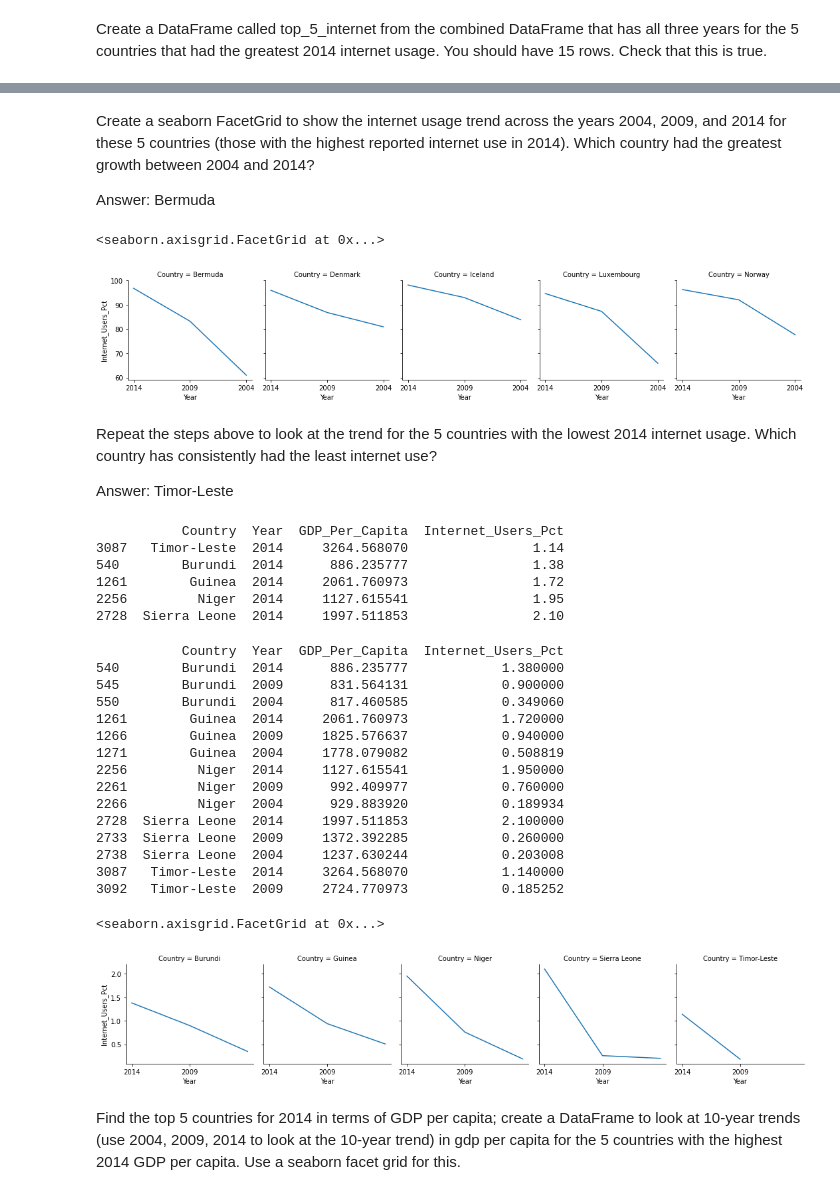
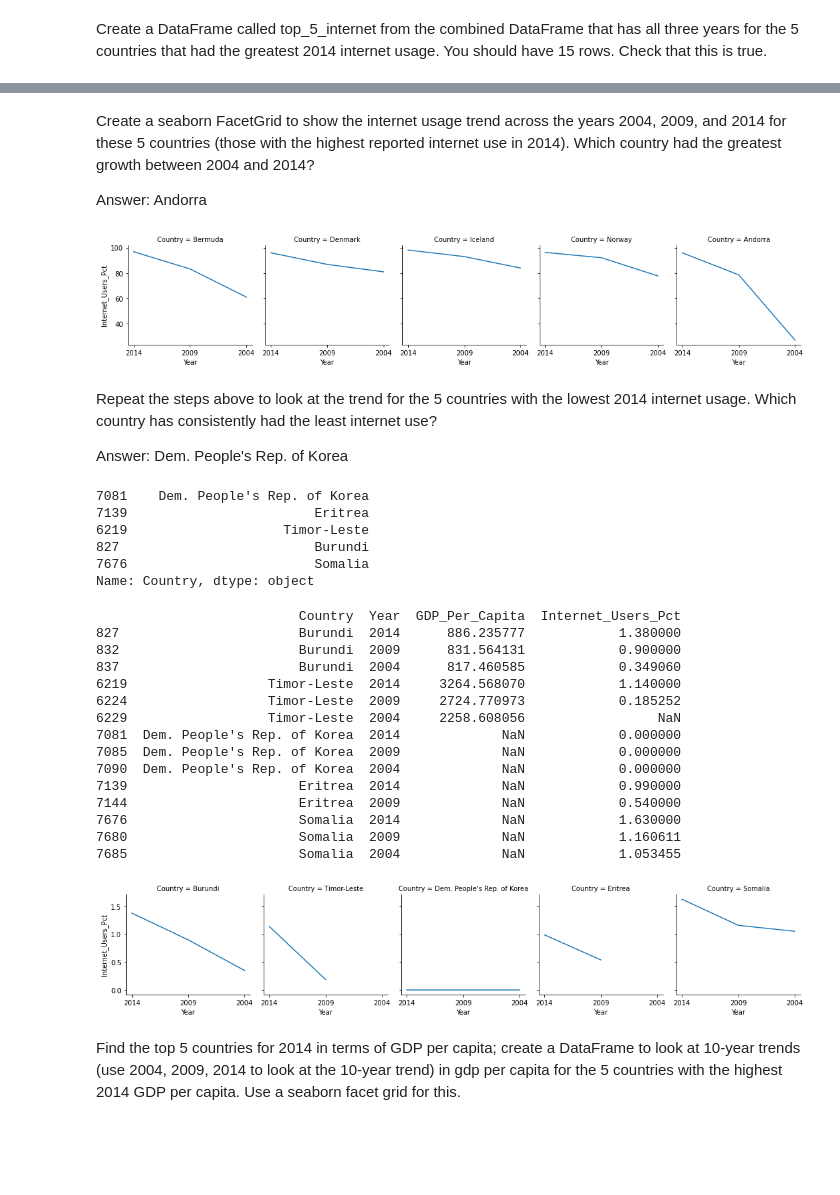
Before and after one commit to tarynpatterson/gdp-and-internet-usage-tarynpatterson, a Jupyter notebook: data/GDP and Internet Usage.ipynb, the cells around one changed output, grey strips where cells are left out. Cells and saved outputs as stored; diff of their text form; code cells hidden in the pictures; blank space fills up the shorter version.

```diff
--- a/data/GDP and Internet Usage.ipynb
+++ b/data/GDP and Internet Usage.ipynb
@@ -187,6 +187,7 @@ memory usage: 109.7+ KB
 # %% [markdown]
 Merge the two DataFrames to one. Merge all rows from each of the two DataFrames. Call the new DataFrame gdp_and_internet_use. Look at the last five rows to make sure the data is clean and as expected.
 # %%
-gdp_and_internet_use = pd.merge(gdp_df, internet_df, how = 'inner')
-print(gdp_and_internet_use.tail(20))
+gdp_and_internet_use = pd.merge(gdp_df, internet_df, how="outer", on=["Country","Year"])
+print(gdp_and_internet_use.info())
+print(gdp_and_internet_use.tail(5))
 # %% [output]
@@ -210,8 +211,7 @@ print(gdp_and_internet_use.tail(20))
 # %% [markdown]
 Subset the combined DataFrame to keep only the data for 2004, 2009, and 2014. Check that this happened correctly.
 # %%
-filter_list = ['2004', '2009', '2014']
-gdp_and_internet_use_sub = gdp_and_internet_use[gdp_and_internet_use['Year'].isin(filter_list)]
+gdp_and_internet_use_sub = gdp_and_internet_use[gdp_and_internet_use['Year'].isin(['2004', '2009', '2014'])]
 print(gdp_and_internet_use_sub.head(20))
 print(gdp_and_internet_use_sub.tail(20))
 # %% [output]
@@ -400,52 +401,50 @@ print(top_5_internet)
 # %% [markdown]
 Create a seaborn FacetGrid to show the internet usage trend across the years 2004, 2009, and 2014 for these 5 countries (those with the highest reported internet use in 2014). Which country had the greatest growth between 2004 and 2014?
 
-Answer: Bermuda
+Answer: Andorra
 # %%
 graph = sns.FacetGrid(top_5_internet, col ="Country")
-graph.map(plt.plot, 'Year', 'Internet_Users_Pct')
+_ = graph.map(plt.plot, 'Year', 'Internet_Users_Pct')
 # %% [output]
-<seaborn.axisgrid.FacetGrid at 0x...>
-[figure, old version]
+[figure, new version]
 # %% [markdown]
 Repeat the steps above to look at the trend for the 5 countries with the lowest 2014 internet usage. Which country has consistently had the least internet use?
 
-Answer: Timor-Leste
+Answer: Dem. People's Rep. of Korea
 # %%
-print(gdp_int_2014.sort_values(by=['Internet_Users_Pct'], ascending=True).head(5))
+print(gdp_int_2014.nsmallest(5, 'Internet_Users_Pct')['Country'])
 # %% [output]
-           Country  Year  GDP_Per_Capita  Internet_Users_Pct
-3087   Timor-Leste  2014     3264.568070                1.14
-540        Burundi  2014      886.235777                1.38
-1261        Guinea  2014     2061.760973                1.72
-2256         Niger  2014     1127.615541                1.95
-2728  Sierra Leone  2014     1997.511853                2.10
+7081    Dem. People's Rep. of Korea
+7139                        Eritrea
+6219                    Timor-Leste
+827                         Burundi
+7676                        Somalia
+Name: Country, dtype: object
 # %%
-filter_list_3 = ['Timor-Leste', 'Burundi', 'Guinea', 'Niger', 'Sierra Leone']
+filter_list_3 = ['Timor-Leste', 'Burundi', 'Eritrea', 'Somalia', "Dem. People's Rep. of Korea"]
 bottom_5_internet = gdp_and_internet_use_sub[gdp_and_internet_use_sub['Country'].isin(filter_list_3)]
 print(bottom_5_internet)
 # %% [output]
-           Country  Year  GDP_Per_Capita  Internet_Users_Pct
-540        Burundi  2014      886.235777            1.380000
-545        Burundi  2009      831.564131            0.900000
-550        Burundi  2004      817.460585            0.349060
-1261        Guinea  2014     2061.760973            1.720000
-1266        Guinea  2009     1825.576637            0.940000
-1271        Guinea  2004     1778.079082            0.508819
-2256         Niger  2014     1127.615541            1.950000
-2261         Niger  2009      992.409977            0.760000
-2266         Niger  2004      929.883920            0.189934
-2728  Sierra Leone  2014     1997.511853            2.100000
-2733  Sierra Leone  2009     1372.392285            0.260000
-2738  Sierra Leone  2004     1237.630244            0.203008
-3087   Timor-Leste  2014     3264.568070            1.140000
-3092   Timor-Leste  2009     2724.770973            0.185252
+                          Country  Year  GDP_Per_Capita  Internet_Users_Pct
+827                       Burundi  2014      886.235777            1.380000
+832                       Burundi  2009      831.564131            0.900000
+837                       Burundi  2004      817.460585            0.349060
+6219                  Timor-Leste  2014     3264.568070            1.140000
+6224                  Timor-Leste  2009     2724.770973            0.185252
+6229                  Timor-Leste  2004     2258.608056                 NaN
+7081  Dem. People's Rep. of Korea  2014             NaN            0.000000
+7085  Dem. People's Rep. of Korea  2009             NaN            0.000000
+7090  Dem. People's Rep. of Korea  2004             NaN            0.000000
+7139                      Eritrea  2014             NaN            0.990000
+7144                      Eritrea  2009             NaN            0.540000
+7676                      Somalia  2014             NaN            1.630000
+7680                      Somalia  2009             NaN            1.160611
+7685                      Somalia  2004             NaN            1.053455
 # %%
 graph_2 = sns.FacetGrid(bottom_5_internet, col ="Country")
-graph_2.map(plt.plot, 'Year', 'Internet_Users_Pct')
+_ = graph_2.map(plt.plot, 'Year', 'Internet_Users_Pct')
 # %% [output]
-<seaborn.axisgrid.FacetGrid at 0x...>
-[figure, old version]
+[figure, new version]
 # %% [markdown]
 Find the top 5 countries for 2014 in terms of GDP per capita; create a DataFrame to look at 10-year trends (use 2004, 2009, 2014 to look at the 10-year trend) in gdp per capita for the 5 countries with the highest 2014 GDP per capita. Use a seaborn facet grid for this.
 # %%
```
Also changed, not shown: parts of 25 cells of this notebook.
